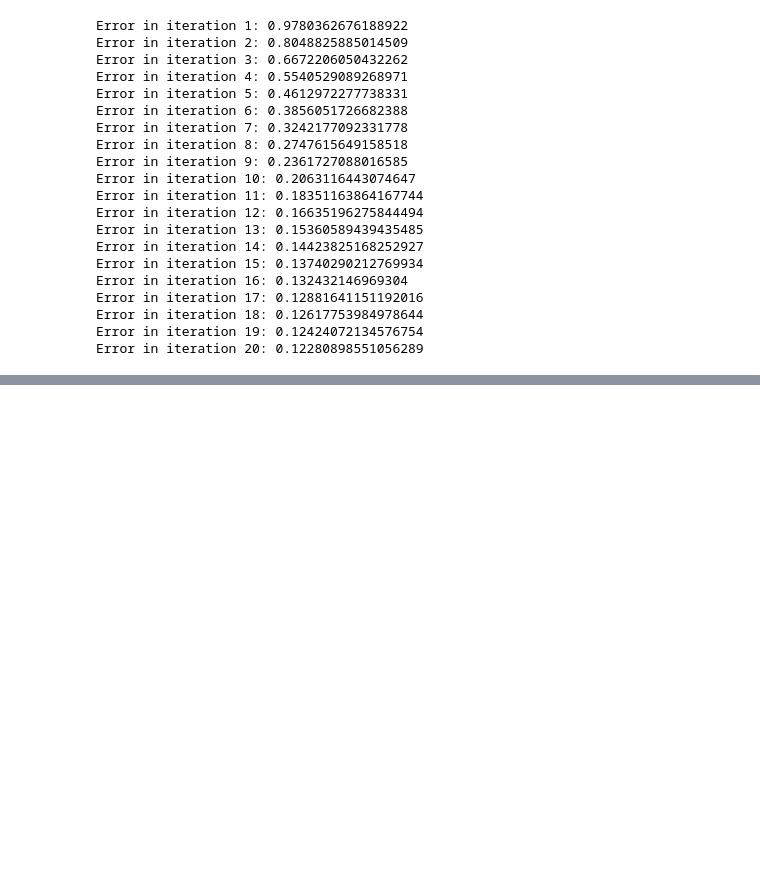
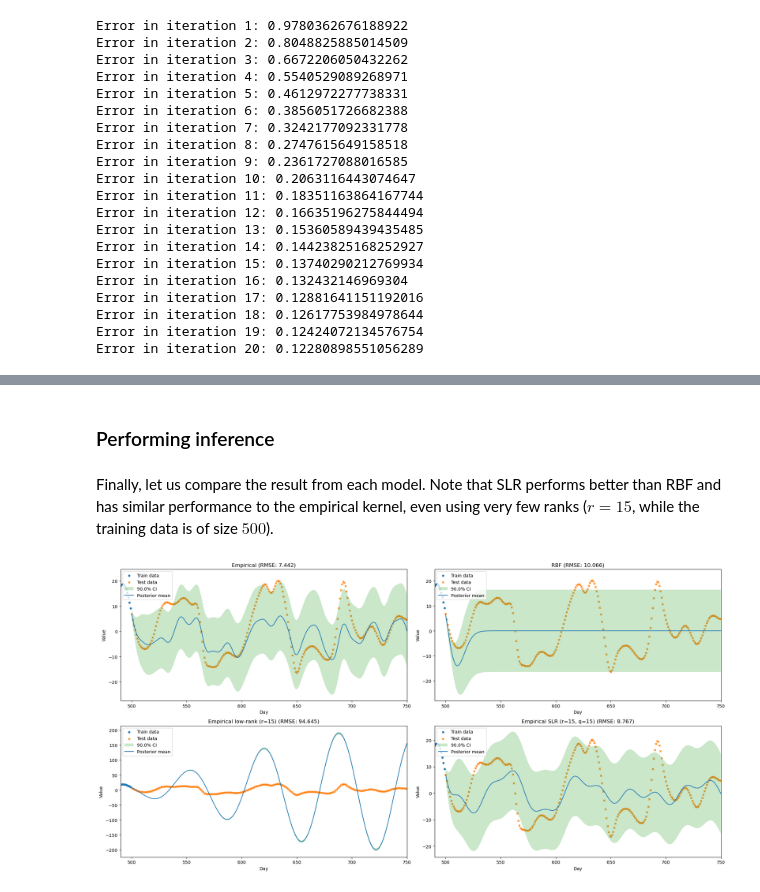
Before and after one commit to rafaelhanashiro/slr, a Jupyter notebook: slr.ipynb, the cells around one changed output, grey strips where cells are left out. Drawn from its saved outputs; the diff is of its cells as text; code cells hidden in the pictures; blank space fills up the shorter version.

```diff
--- a/slr.ipynb
+++ b/slr.ipynb
@@ -306,0 +452,15 @@ Error in iteration 20: 0.12280898551056289
+# %% [markdown]
+### Performing inference
+# %% [markdown]
+Finally, let us compare the result from each model. Note that SLR performs better than RBF and has similar performance to the empirical kernel, even using very few ranks ($r=15$, while the training data is of size $500$).
+# %%
+split = T - 250
+
+fig, ((ax1, ax2), (ax3, ax4)) = plt.subplots(2, 2, figsize=(20, 10))
+posterior_gp(ax1, k_emp, data, sigma_obs=0.5, split=split, alpha=0.1, title="Empirical", xlim=(split-10, T))
+posterior_gp(ax2, k, data, sigma_obs=0.5, split=split, alpha=0.1, title="RBF", xlim=(split-10, T))
+posterior_gp(ax3, k_lr, data, sigma_obs=0.5, split=split, alpha=0.1, title=f"Empirical low-rank (r={r})", xlim=(split-10, T))
+posterior_gp(ax4, k_slr, data, sigma_obs=0.5, split=split, alpha=0.1, title=f"Empirical SLR (r={r}, q={q})", xlim=(split-10, T))
+plt.tight_layout()
+# %% [output]
+[figure, added]
```
Also changed, not shown: parts of 18 cells of this notebook.
